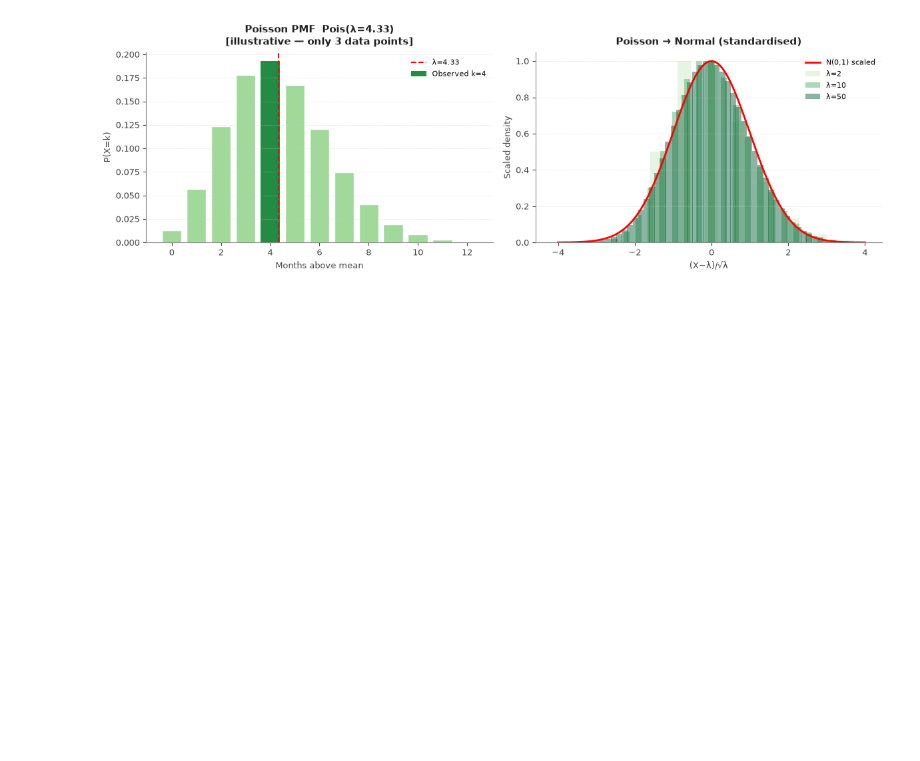
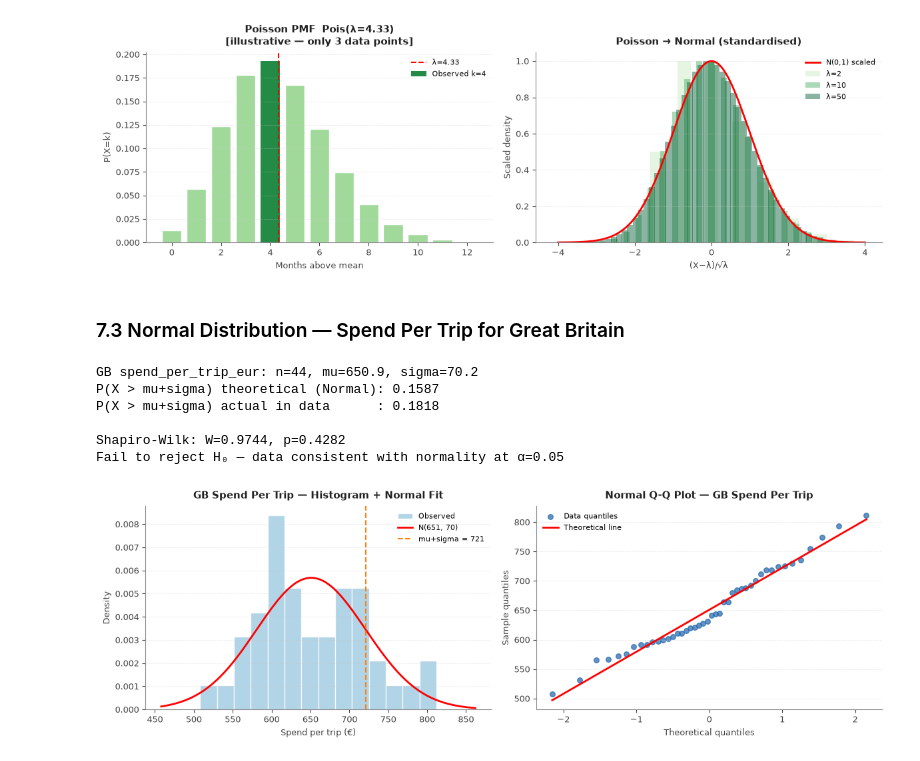
Before and after one commit to 2024524-youness/ireland-visitor-spending, a Jupyter notebook: ireland-visitor-spending.ipynb, the cells around one changed output. Drawn from its saved outputs; the diff is of its cells as text; code cells hidden in the pictures; blank space fills up the shorter version.

Commit message:
final analysis part
added the final analysis part
added the data folder

```diff
--- a/ireland-visitor-spending.ipynb
+++ b/ireland-visitor-spending.ipynb
@@ -1015,3 +1015,59 @@ Mean / variance ratio: 13.0
    With only 3 data points and a count bounded to [0, 12], a Binomial(12, p) model
    is more appropriate. The Poisson analysis is presented for illustrative comparison.
 [figure]
+# %% [markdown]
+### 7.3 Normal Distribution — Spend Per Trip for Great Britain
+# %%
+gb_spt = merged.loc[merged["group"] == "XB", "spend_per_trip_eur"].dropna()
+mu_hat    = gb_spt.mean()
+sigma_hat = gb_spt.std()
+print(f"GB spend_per_trip_eur: n={len(gb_spt)}, mu={mu_hat:.1f}, sigma={sigma_hat:.1f}")
+
+# Theoretical P(X > mu+sigma) for Normal = 1 - Φ(1) ≈ 0.1587
+p_theory = 1 - norm.cdf(1)
+p_actual = (gb_spt > mu_hat + sigma_hat).mean()
+print(f"P(X > mu+sigma) theoretical (Normal): {p_theory:.4f}")
+print(f"P(X > mu+sigma) actual in data      : {p_actual:.4f}")
+
+# Shapiro-Wilk normality test
+stat, p_sw = shapiro(gb_spt)
+print(f"\nShapiro-Wilk: W={stat:.4f}, p={p_sw:.4f}")
+if p_sw > 0.05:
+    print("Fail to reject H₀ — data consistent with normality at α=0.05")
+else:
+    print("Reject H₀ — significant departure from normality at α=0.05")
+
+# Plots
+fig, axes = plt.subplots(1, 2, figsize=(12, 4))
+
+# Histogram + fitted normal
+ax = axes[0]
+ax.hist(gb_spt, bins=14, density=True, color="#9ecae1", edgecolor="white", alpha=0.8, label="Observed")
+x_fit = np.linspace(gb_spt.min() - 50, gb_spt.max() + 50, 300)
+ax.plot(x_fit, norm.pdf(x_fit, mu_hat, sigma_hat), "r-", linewidth=2,
+        label=f"N({mu_hat:.0f}, {sigma_hat:.0f})")
+ax.axvline(mu_hat + sigma_hat, color="#ff7f0e", linestyle="--", label=f"mu+sigma = {mu_hat+sigma_hat:.0f}")
+style_ax(ax, title="GB Spend Per Trip — Histogram + Normal Fit",
+         xlabel="Spend per trip (€)", ylabel="Density")
+ax.legend(fontsize=8, frameon=False)
+
+# Q-Q plot
+ax2 = axes[1]
+(osm, osr), (slope, intercept, r_val) = stats.probplot(gb_spt, dist="norm")
+ax2.scatter(osm, osr, color="#2166ac", s=30, alpha=0.7, label="Data quantiles")
+ax2.plot(osm, slope * np.array(osm) + intercept, "r-", linewidth=2, label="Theoretical line")
+style_ax(ax2, title="Normal Q-Q Plot — GB Spend Per Trip",
+         xlabel="Theoretical quantiles", ylabel="Sample quantiles")
+ax2.legend(fontsize=8, frameon=False)
+
+plt.tight_layout()
+plt.savefig(os.path.join(DATA_DIR, "chart8_normal.png"), dpi=120, bbox_inches="tight")
+plt.show()
+# %% [output]
+GB spend_per_trip_eur: n=44, mu=650.9, sigma=70.2
+P(X > mu+sigma) theoretical (Normal): 0.1587
+P(X > mu+sigma) actual in data      : 0.1818
+
+Shapiro-Wilk: W=0.9744, p=0.4282
+Fail to reject H₀ — data consistent with normality at α=0.05
+[figure, added]
```
Also changed, not shown: parts of 4 cells of this notebook, 14 other files.
